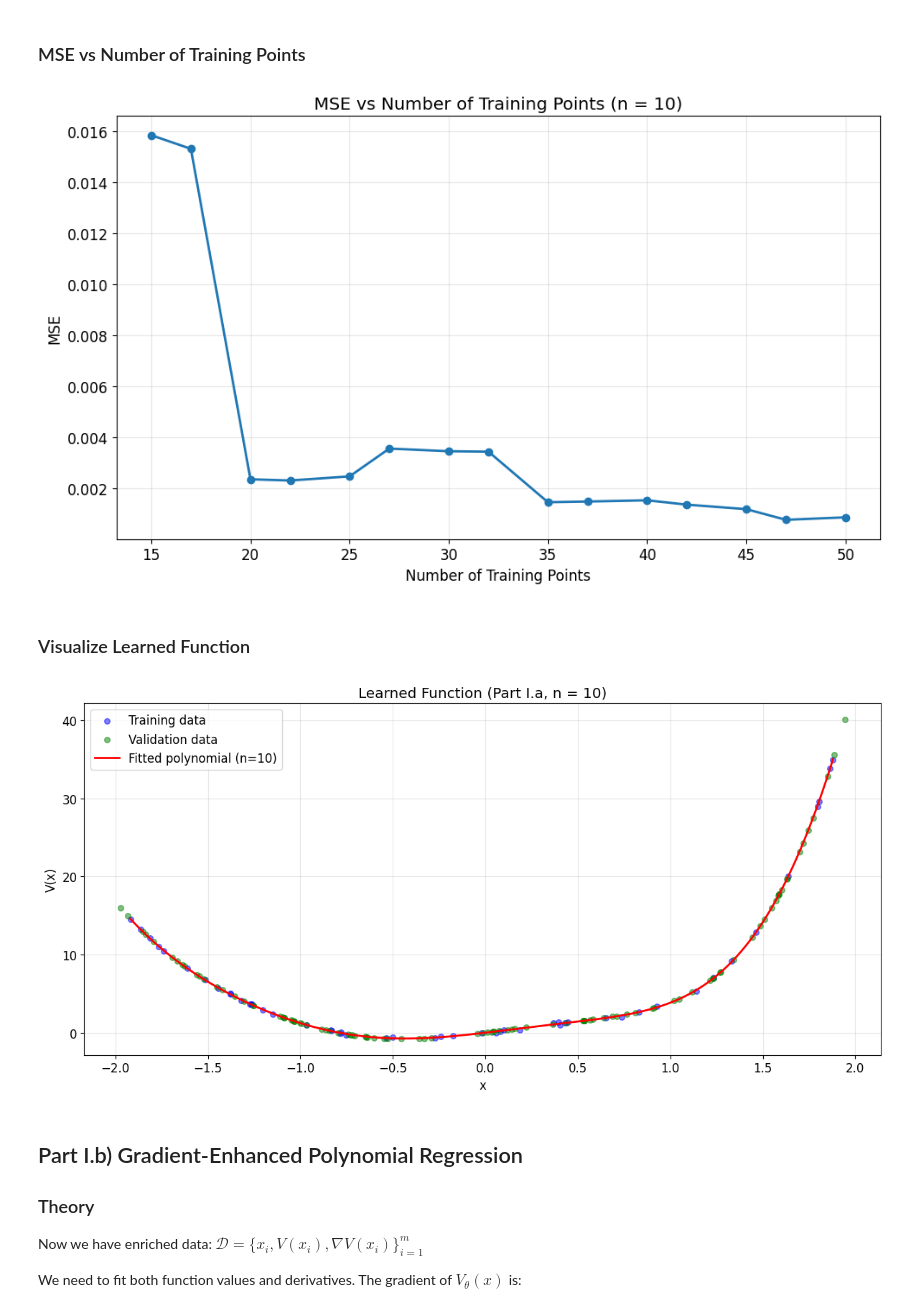
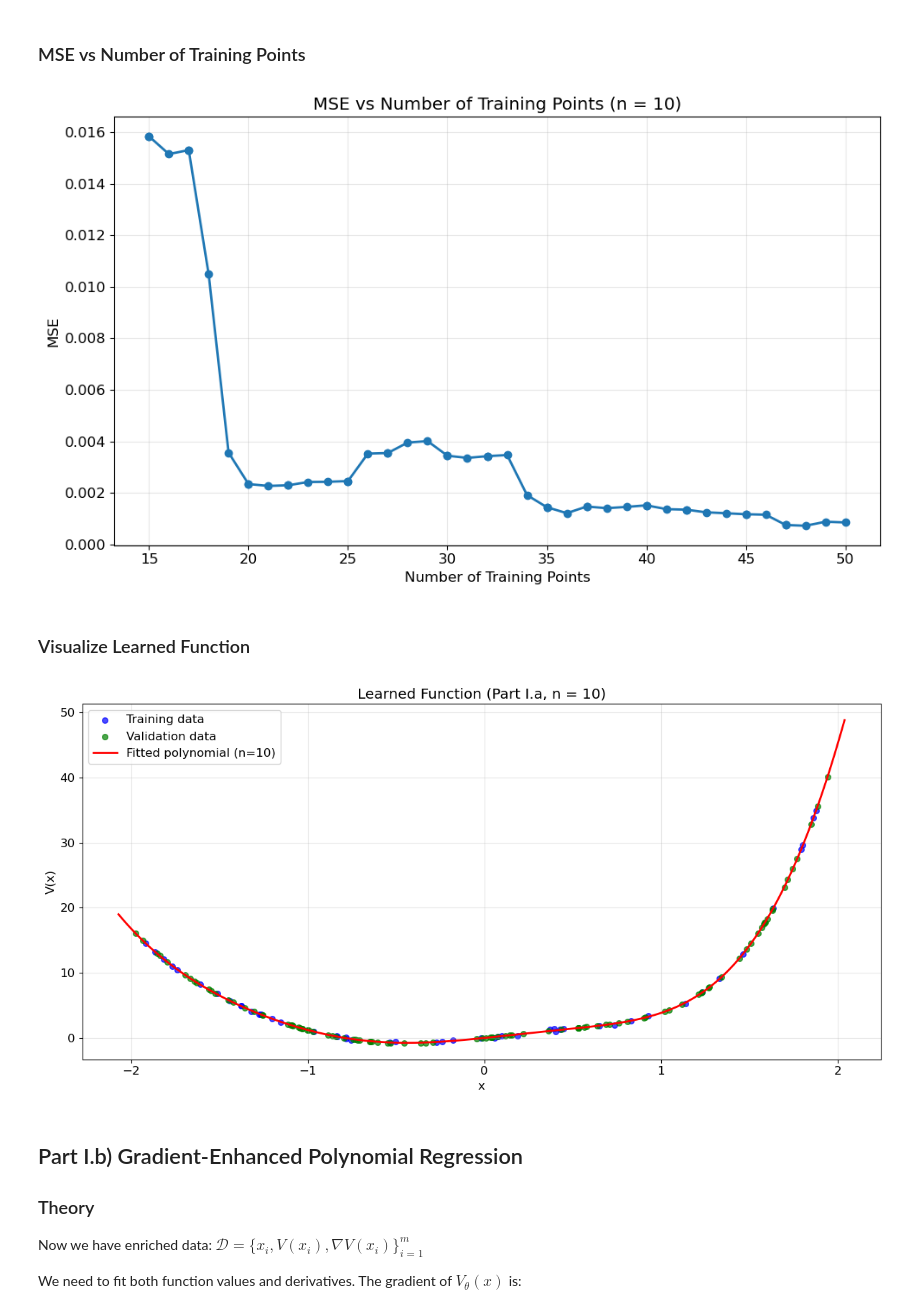
Before and after one commit to LemonPhase/MATH60005-Optimisation-CW, a Jupyter notebook: Part_I_Polynomial_Regression.ipynb, the cells around one changed output. Drawn from its saved outputs; the diff is of its cells as text; code cells hidden in the pictures.

Commit message:
feat: adjust figures

```diff
--- a/Part_I_Polynomial_Regression.ipynb
+++ b/Part_I_Polynomial_Regression.ipynb
@@ -230,7 +230,7 @@ Smallest n achieving MSE < 1e-3: n = 10 (MSE = 8.575890e-04)
 if n_optimal is not None:
     m_train = len(x_train)
     # Use different fractions of training data
-    train_sizes = np.linspace(n_optimal + 5, m_train, 15, dtype=int)
+    train_sizes = np.linspace(n_optimal + 5, m_train, dtype=int)
     mse_vs_m = []
 
     for m in train_sizes:
@@ -249,31 +249,31 @@ if n_optimal is not None:
     plt.tight_layout()
     plt.show()
 # %% [output]
-[figure, old version]
+[figure, new version]
 # %% [markdown]
 ### Visualize Learned Function
 # %%
 # Plot the learned function at optimal n
 if n_optimal is not None:
     theta_optimal = theta_dict[n_optimal]
 
     # Create fine grid for plotting
-    x_plot = np.linspace(x_train.min(), x_train.max(), 500)
+    x_plot = np.linspace(x_val.min()*1.05, x_val.max()*1.05, 500)
     V_plot = predict(x_plot, theta_optimal)
 
     plt.figure(figsize=(12, 6))
-    plt.scatter(x_train, V_train, alpha=0.5, s=30, label='Training data', color='blue')
-    plt.scatter(x_val, V_val, alpha=0.5, s=30, label='Validation data', color='green')
+    plt.scatter(x_train, V_train, alpha=0.7, s=30, label='Training data', color='blue')
+    plt.scatter(x_val, V_val, alpha=0.7, s=30, label='Validation data', color='green')
     plt.plot(x_plot, V_plot, 'r-', linewidth=2, label=f'Fitted polynomial (n={n_optimal})')
     plt.xlabel('x')
     plt.ylabel('V(x)')
     plt.title(f'Learned Function (Part I.a, n = {n_optimal})')
     plt.legend()
     plt.grid(True, alpha=0.3)
     plt.tight_layout()
     plt.show()
 # %% [output]
-[figure, old version]
+[figure, new version]
 # %% [markdown]
 ## Part I.b) Gradient-Enhanced Polynomial Regression
 
```
